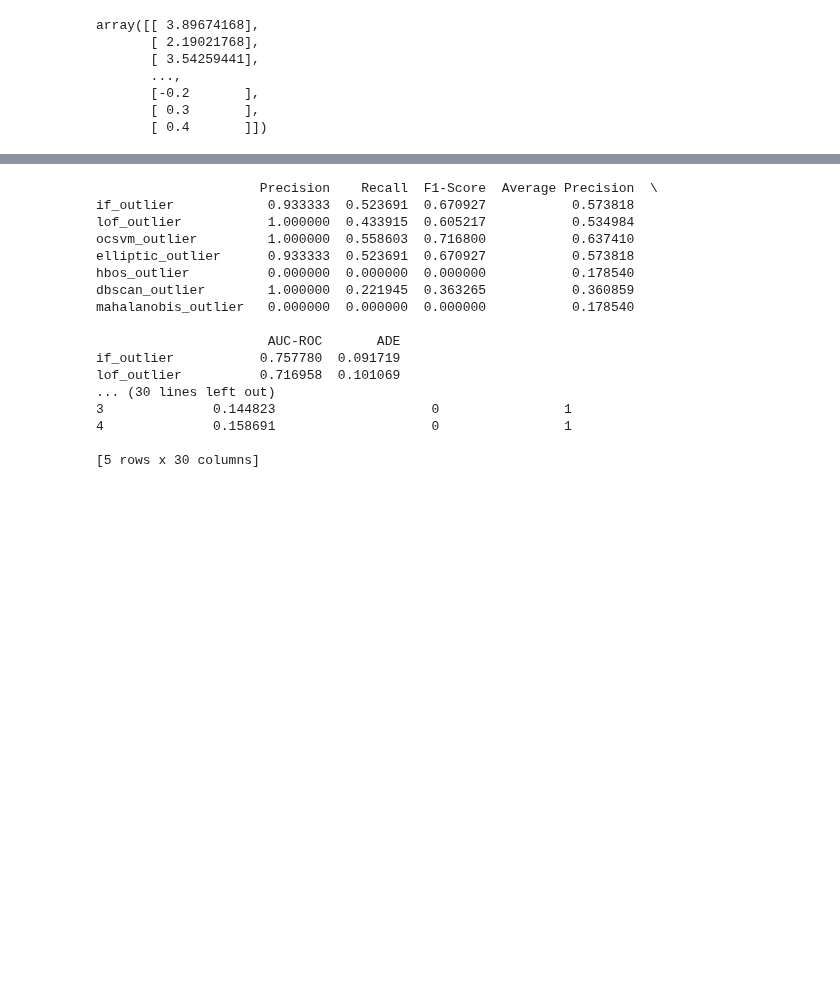
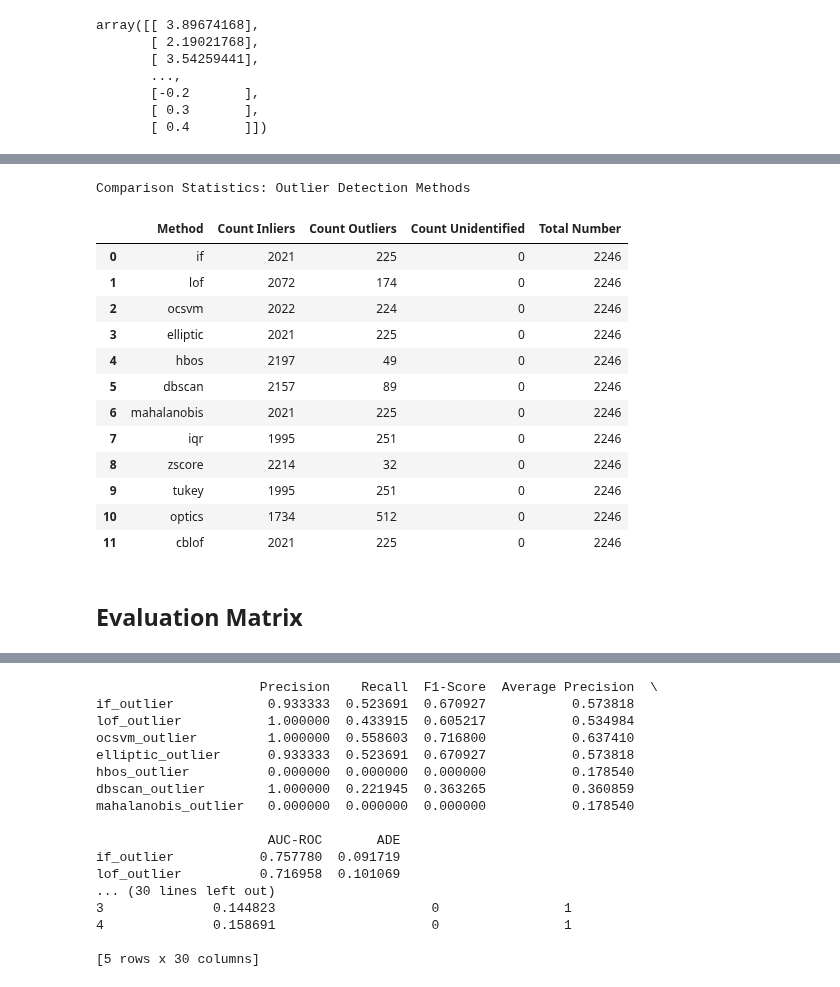
Before and after one commit to roniwahyu/outlier-detection2024, a Jupyter notebook: 01.Dataset-Rofiqul/Ujicoba3-29052024/09_05_1_N2O_Agriculture_OutliersDetection_2.ipynb, the cells around one changed output, grey strips where cells are left out. Drawn from its saved outputs; the diff is of its cells as text; code cells hidden in the pictures; blank space fills up the shorter version.

```diff
--- a/01.Dataset-Rofiqul/Ujicoba3-29052024/09_05_1_N2O_Agriculture_OutliersDetection_2.ipynb
+++ b/01.Dataset-Rofiqul/Ujicoba3-29052024/09_05_1_N2O_Agriculture_OutliersDetection_2.ipynb
@@ -269,6 +272,18 @@ models = [
     ('cblof', CBLOF(contamination=0.1, check_estimator=False, random_state=42))
 ]
 
+
+# Fit the models and predict outliers
+# for name, model in models:
+#     if name in ['iqr', 'zscore', 'tukey']:
+#         data[f'{name}_outlier'] = model(X)
+#     elif name == 'optics':
+#         model.fit(X)
+#         labels = model.labels_
+#         data[f'{name}_outlier'] = np.where(labels == -1, -1, 1)
+#     else:
+#         model.fit(X)
+#         data[f'{name}_outlier'] = model.predict(X)
 # Fit the models and predict outliers
 for name, model in models:
     if name in ['iqr', 'zscore', 'tukey']:
@@ -277,6 +292,17 @@ for name, model in models:
         model.fit(X)
         labels = model.labels_
         data[f'{name}_outlier'] = np.where(labels == -1, -1, 1)
+    elif name == 'cblof':
+        model.fit(X)
+        labels = model.labels_
+        # data[f'{name}_outlier'] = np.where(labels == 1, 1, np.where(labels == -1, -1, 0))
+        data[f'{name}_outlier'] = np.where(labels == 0, 1, -1)
+
+    elif name == 'hbos':
+        model.fit(X)
+        labels = model.labels_
+        data[f'{name}_outlier'] = np.where(labels == 0, 1, -1)
+        # data[f'{name}_outlier'] = np.where(labels == 1, 1, np.where(labels == -1, -1, 0))
     else:
         model.fit(X)
         data[f'{name}_outlier'] = model.predict(X)
@@ -1157,3 +308,0 @@ See the caveats in the documentation: https://pandas.pydata.org/pandas-docs/stab
-# %%
-file_path = 'dataset/agriculture_dataset.csv'
-data = pd.read_csv(file_path)
@@ -1238,3 +355,39 @@ data
+# %%
+# Initialize an empty DataFrame for storing the statistics
+# statistics = pd.DataFrame(columns=['Method', 'Count Inliers', 'Count Outliers'])
+# statistics=[]
+statistics = pd.DataFrame(columns=['Method', 'Count Inliers', 'Count Outliers', 'Count Unidentified', 'Total Number'])
+# Iterate over each outlier detection method
+for name in data.columns:
+    if name.endswith('_outlier'):
+        method = name[:-8]  # Remove '_outlier' from the column name
+        count_inliers = len(data[data[name] == 1])
+        count_outliers = len(data[data[name] == -1])
+        # statistics = statistics.append({'Method': method, 'Count Inliers': count_inliers, 'Count Outliers': count_outliers}, ignore_index=True)
+        # statistics.loc[len(statistics)] = [method, count_inliers, count_outliers]
+        count_unidentified = len(data[data[name] == 0])
+        total_number = len(data)
+        statistics.loc[len(statistics)] = [method, count_inliers, count_outliers, count_unidentified, total_number]# Display the statistics
+print("Comparison Statistics: Outlier Detection Methods")
+# print(statistics)
+statistics
+# %% [output]
+Comparison Statistics: Outlier Detection Methods
+|  | Method | Count Inliers | Count Outliers | Count Unidentified | Total Number |
+| 0 | if | 2021 | 225 | 0 | 2246 |
+| 1 | lof | 2072 | 174 | 0 | 2246 |
+| 2 | ocsvm | 2022 | 224 | 0 | 2246 |
+| 3 | elliptic | 2021 | 225 | 0 | 2246 |
+| 4 | hbos | 2197 | 49 | 0 | 2246 |
+| 5 | dbscan | 2157 | 89 | 0 | 2246 |
+| 6 | mahalanobis | 2021 | 225 | 0 | 2246 |
+| 7 | iqr | 1995 | 251 | 0 | 2246 |
+| 8 | zscore | 2214 | 32 | 0 | 2246 |
+| 9 | tukey | 1995 | 251 | 0 | 2246 |
+| 10 | optics | 1734 | 512 | 0 | 2246 |
+| 11 | cblof | 2021 | 225 | 0 | 2246 |
+# %% [markdown]
+## Evaluation Matrix
 # %%
 
 # Generate synthetic ground truth labels for evaluation purposes
```
Also changed, not shown: parts of 37 cells of this notebook, 1 other file.
